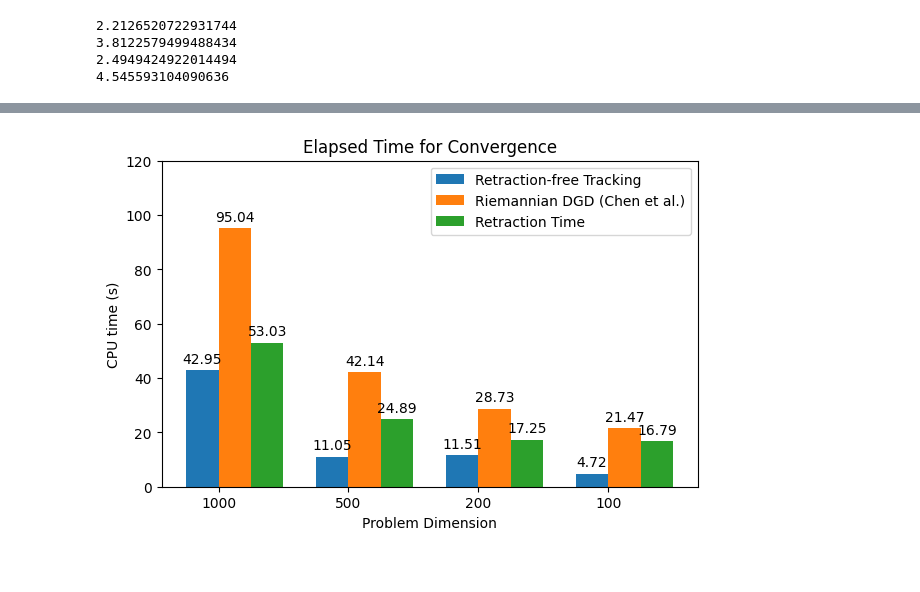
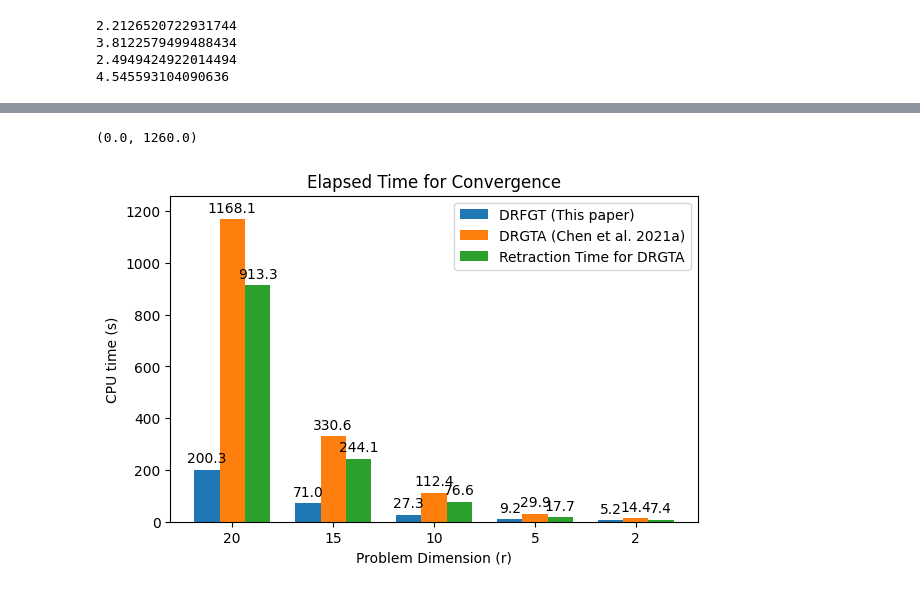
Before and after one commit to sundave1998/Ret_free_tracking1, a Jupyter notebook: draw_time.ipynb, the cells around one changed output, grey strips where cells are left out. Saved outputs shown, nothing was run; the diff lists cells and outputs as text; code cells hidden in the pictures.

```diff
--- a/draw_time.ipynb
+++ b/draw_time.ipynb
@@ -93,8 +253,62 @@ print(time2/time1)
 # %%
+
+retraction_free_time = []
+
+retraction_time = []
+retraction_time_retraction = []
+# changing rank
+dimension = []
+
+
+dimension.append(20)
+time1 = 200.3112
+time2 = 1168.1424674
+time3 = 913.2595
+retraction_free_time.append(time1)
+retraction_time.append(time2)
+retraction_time_retraction.append(time3)
+print(time2/time1)
+
+dimension.append(15)
+time1 = 71.0022
+time2 = 330.584790
+time3 = 244.1243689
+retraction_free_time.append(time1)
+retraction_time.append(time2)
+retraction_time_retraction.append(time3)
+print(time2/time1)
+
+dimension.append(10)
+time1 = 27.267059
+time2 = 112.418164
+time3 = 76.622007
+retraction_free_time.append(time1)
+retraction_time.append(time2)
+retraction_time_retraction.append(time3)
+print(time2/time1)
+
+dimension.append(5)
+time1 = 9.236289
+time2 = 29.9378614
+time3 = 17.655983
+retraction_free_time.append(time1)
+retraction_time.append(time2)
+retraction_time_retraction.append(time3)
+print(time2/time1)
+
+dimension.append(2)
+time1 = 5.2365
+time2 = 14.379583
+time3 = 7.4130342
+retraction_free_time.append(time1)
+retraction_time.append(time2)
+retraction_time_retraction.append(time3)
+print(time2/time1)
+
 # species = ("Adelie", "Chinstrap", "Gentoo")
-label1 = "Retraction-free Tracking"
-label2 = "Riemannian DGD (Chen et al.)"
-label3 = "Retraction Time"
+label1 = "DRFGT (This paper)"
+label2 = "DRGTA (Chen et al. 2021a)"
+label3 = "Retraction Time for DRGTA"
 
 plt.rcParams["figure.figsize"] = (6,4)
 
@@ -109,7 +323,7 @@ fig, ax = plt.subplots(layout='constrained')
 offset = width * multiplier
 rects = ax.bar(x + offset, retraction_free_time, width, label=label1)
 rects.datavalues = np.around(rects.datavalues,2)
-ax.bar_label(rects, padding=3, fmt='%.2f')
+ax.bar_label(rects, padding=3, fmt='%.1f')
 
 multiplier += 1
 
@@ -117,24 +331,23 @@ offset = width * multiplier
 
 rects = ax.bar(x + offset, retraction_time, width, label=label2)
 rects.datavalues = np.around(rects.datavalues,2)
-ax.bar_label(rects, padding=3, fmt='%.2f')
+ax.bar_label(rects, padding=3, fmt='%.1f')
 multiplier += 1
 
 offset = width * multiplier
 
 rects = ax.bar(x + offset, retraction_time_retraction, width, label=label3)
 rects.datavalues = np.around(rects.datavalues,2)
-ax.bar_label(rects, padding=3, fmt='%.2f')
+ax.bar_label(rects, padding=3, fmt='%.1f')
 multiplier += 1
 
 # Add some text for labels, title and custom x-axis tick labels, etc.
 ax.set_ylabel('CPU time (s)')
-ax.set_xlabel('Problem Dimension')
+ax.set_xlabel('Problem Dimension (r)')
 ax.set_title('Elapsed Time for Convergence')
-ax.set_xticks(x + width/2, dimension)
+ax.set_xticks(x + width*(0.5+0.5), dimension)
 ax.legend(loc='upper right')
-ax.set_ylim(0, 120)
+ax.set_ylim(0, 1260)
 
-# plt.show()
-# plt.savefig("time_comp_r5.pdf")
+# plt.savefig("time_comp_d500.pdf")
 # %% [output]
@@ -141,2 +359,3 @@ ax.set_ylim(0, 120)
+(0.0, 1260.0)
-[figure, old version]
+[figure, new version]
 # %%
```
Also changed, not shown: parts of 6 cells of this notebook.
